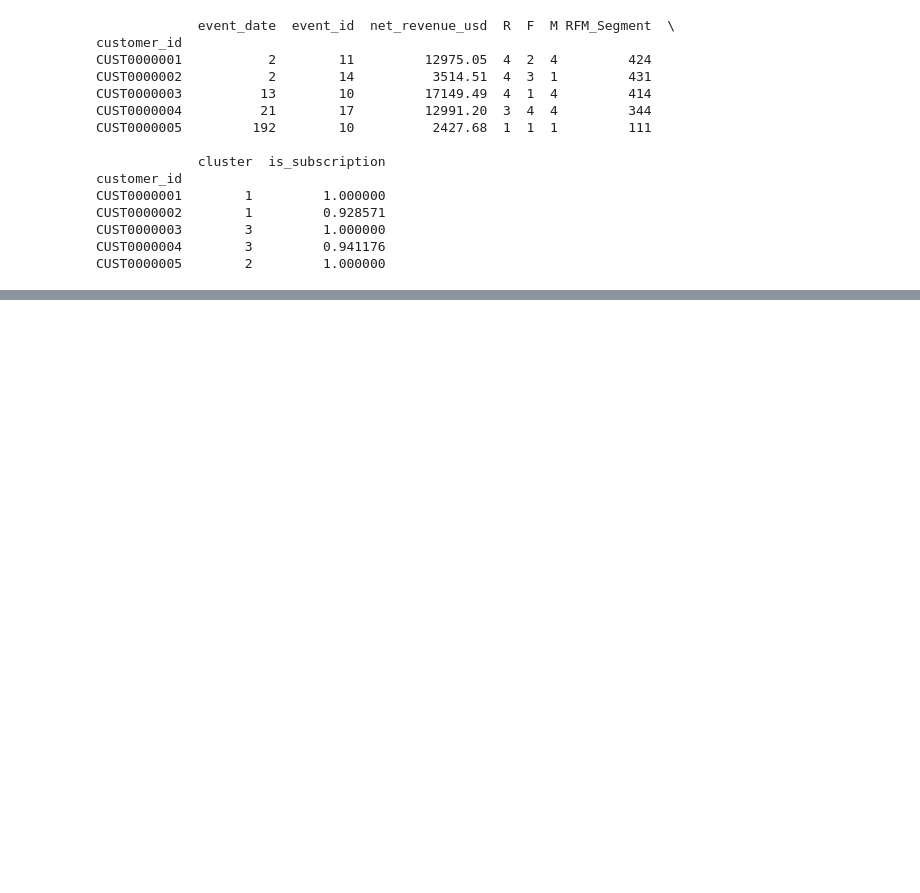
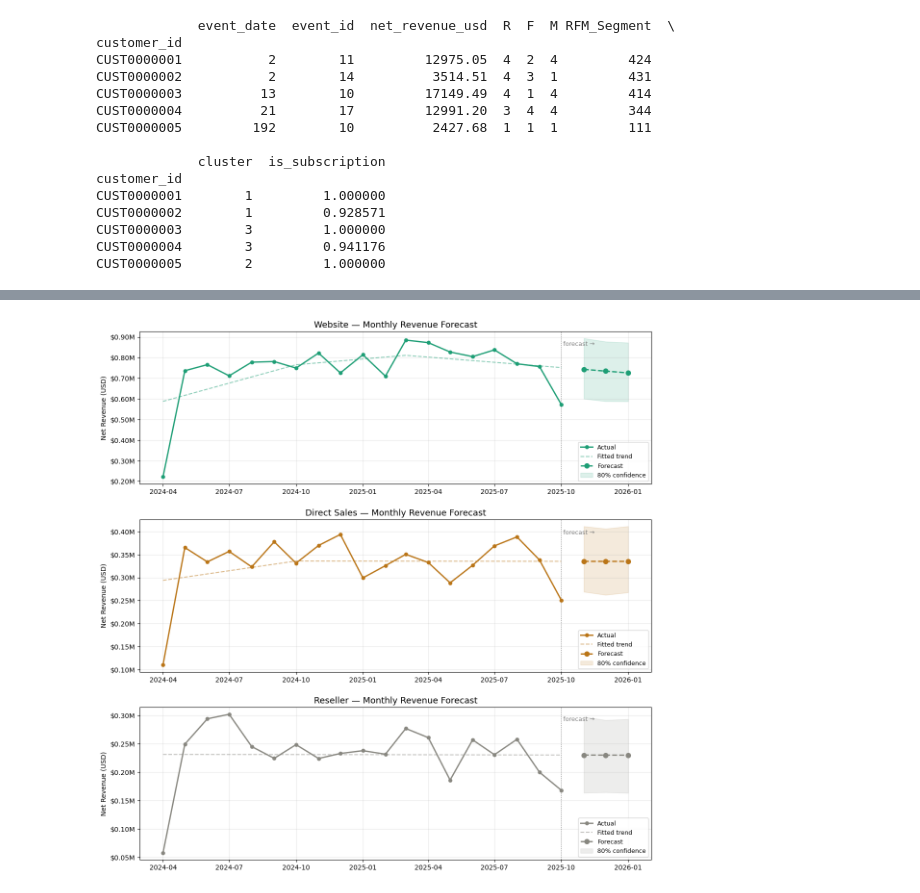
Before and after one commit to orangegreen212/Revenue-Analytics-E-commerce-Growth-Analysis, a Jupyter notebook: Revenue_Analytics.ipynb, the cells around one changed output, grey strips where cells are left out. Saved outputs shown, nothing was run; the diff lists cells and outputs as text; code cells hidden in the pictures; blank space fills up the shorter version.

```diff
--- a/Revenue_Analytics.ipynb
+++ b/Revenue_Analytics.ipynb
@@ -996,0 +1113,49 @@ Renewal (invoice) revenue is the foundation of this business. As long as it grow
+# %%
+# ── PLOT: actuals + forecast + confidence band ────────────────────────────
+fig, axes = plt.subplots(len(top_channels), 1, figsize=(12, 4 * len(top_channels)))
+if len(top_channels) == 1:
+    axes = [axes]
+
+colors = {'Website': '#1D9E75', 'Marketplace': '#378ADD', 'Direct Sales': '#BA7517',
+          'Affiliate': '#E24B4A', 'Partner': '#7F77DD', 'Reseller': '#888780'}
+
+for ax, channel in zip(axes, top_channels):
+    df_ch, forecast = forecasts[channel]
+    color = colors.get(channel, '#444')
+
+    # Split forecast into history period and future period
+    cutoff = df_ch['ds'].max()
+    hist_fc  = forecast[forecast['ds'] <= cutoff]
+    future_fc = forecast[forecast['ds'] > cutoff]
+
+    # Actuals
+    ax.plot(df_ch['ds'], df_ch['y'], 'o-', color=color, linewidth=2,
+            markersize=5, label='Actual', zorder=3)
+
+    # Historical fit (trend line)
+    ax.plot(hist_fc['ds'], hist_fc['yhat'], '--', color=color,
+            alpha=0.5, linewidth=1.5, label='Fitted trend')
+
+    # Forecast + confidence band
+    ax.plot(future_fc['ds'], future_fc['yhat'], 'o--', color=color,
+            linewidth=2, markersize=7, label='Forecast')
+    ax.fill_between(future_fc['ds'],
+                    future_fc['yhat_lower'], future_fc['yhat_upper'],
+                    alpha=0.15, color=color, label='80% confidence')
+
+    # Vertical line at forecast start
+    ax.axvline(cutoff, color='gray', linestyle=':', linewidth=1.2, alpha=0.7)
+    ax.text(cutoff, ax.get_ylim()[1] * 0.95, ' forecast →',
+            fontsize=9, color='gray', va='top')
+
+    ax.set_title(f'{channel} — Monthly Revenue Forecast', fontsize=13)
+    ax.set_ylabel('Net Revenue (USD)')
+    ax.yaxis.set_major_formatter(plt.FuncFormatter(lambda x, _: f'${x/1e6:.2f}M'))
+    ax.legend(fontsize=9)
+    ax.grid(True, alpha=0.3)
+    ax.set_xlabel('')
+
+plt.tight_layout(pad=2)
+plt.show()
+# %% [output]
+[figure, added]
```
Also changed, not shown: parts of 56 cells of this notebook.
